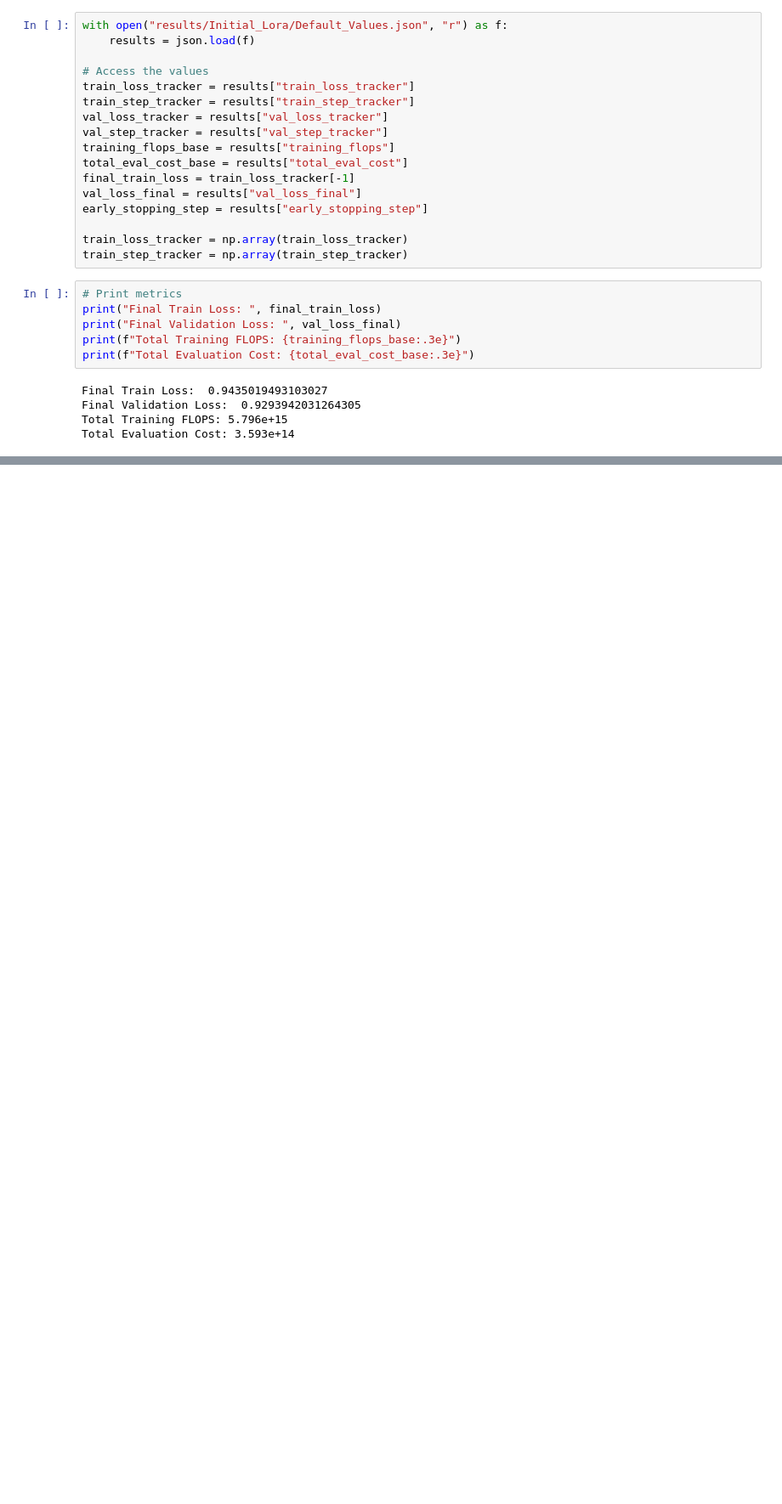
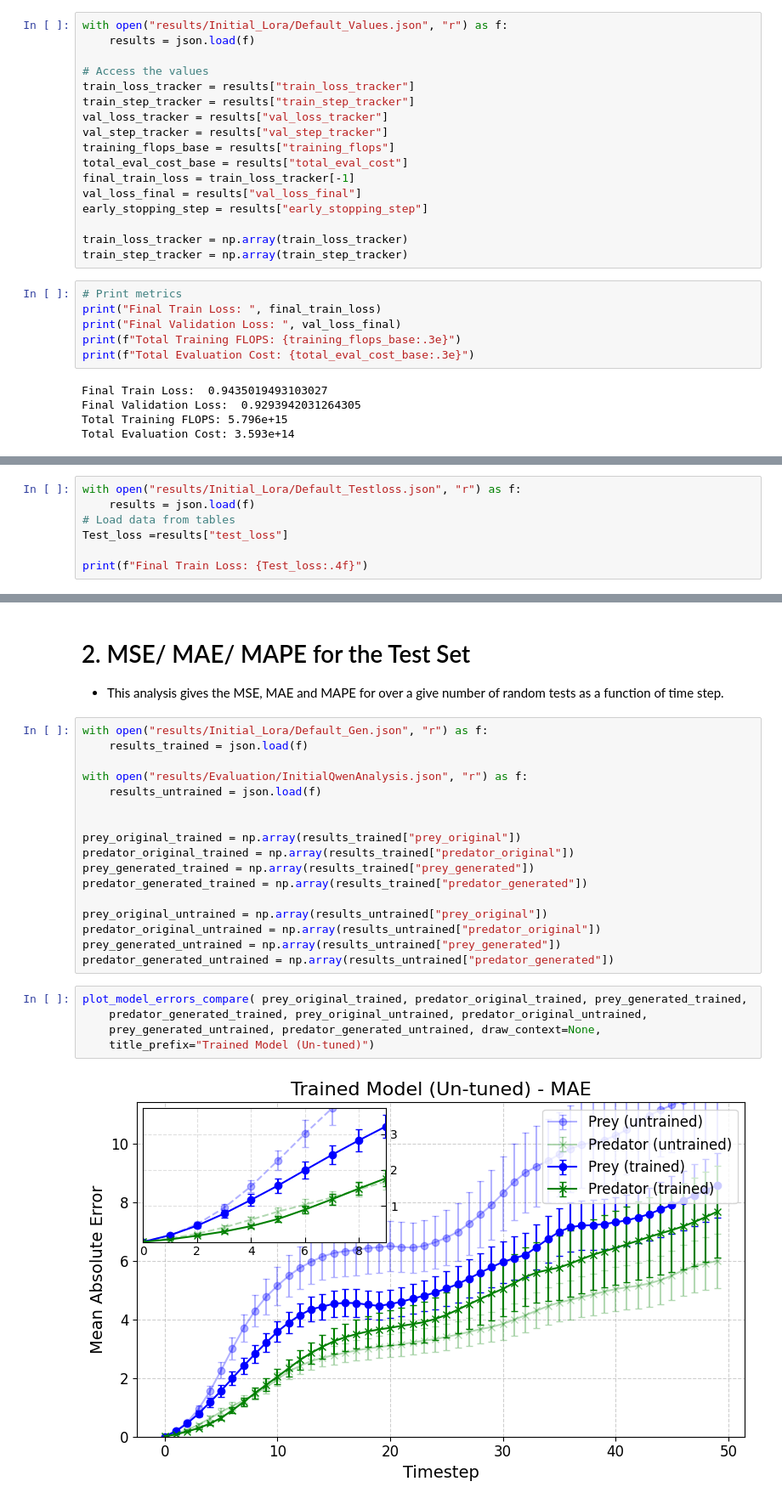
Before and after one commit to JacobTutt/lora_timeseries, a Jupyter notebook: 5_Lora_Model.ipynb, the cells around one changed output, grey strips where cells are left out. Shown: that part at 85% size. Cells and saved outputs as stored; diff of their text form; blank space fills up the shorter version.

```diff
--- a/5_Lora_Model.ipynb
+++ b/5_Lora_Model.ipynb
@@ -118,0 +129,7 @@ model_train_plot(train_step_tracker, train_loss_tracker, val_step_tracker, val_l
+# %%
+with open("results/Initial_Lora/Default_Testloss.json", "r") as f:
+    results = json.load(f)
+# Load data from tables
+Test_loss =results["test_loss"]
+
+print(f"Final Train Loss: {Test_loss:.4f}")
@@ -118,0 +140,27 @@ model_train_plot(train_step_tracker, train_loss_tracker, val_step_tracker, val_l
+# %% [markdown]
+# 2. MSE/ MAE/ MAPE for the Test Set
+- This analysis gives the MSE, MAE and MAPE for over a give number of random tests as a function of time step.
+# %%
+with open("results/Initial_Lora/Default_Gen.json", "r") as f:
+    results_trained = json.load(f)
+
+with open("results/Evaluation/InitialQwenAnalysis.json", "r") as f:
+    results_untrained = json.load(f)
+
+
+prey_original_trained = np.array(results_trained["prey_original"])
+predator_original_trained = np.array(results_trained["predator_original"])
+prey_generated_trained = np.array(results_trained["prey_generated"])
+predator_generated_trained = np.array(results_trained["predator_generated"])
+
+prey_original_untrained = np.array(results_untrained["prey_original"])
+predator_original_untrained = np.array(results_untrained["predator_original"])
+prey_generated_untrained = np.array(results_untrained["prey_generated"])
+predator_generated_untrained = np.array(results_untrained["predator_generated"])
+# %%
+plot_model_errors_compare( prey_original_trained, predator_original_trained, prey_generated_trained,
+    predator_generated_trained, prey_original_untrained, predator_original_untrained,
+    prey_generated_untrained, predator_generated_untrained, draw_context=None,
+    title_prefix="Trained Model (Un-tuned)")
+# %% [output]
+[figure, added]
```
Also changed, not shown: parts of 10 cells of this notebook, 12 other files.
